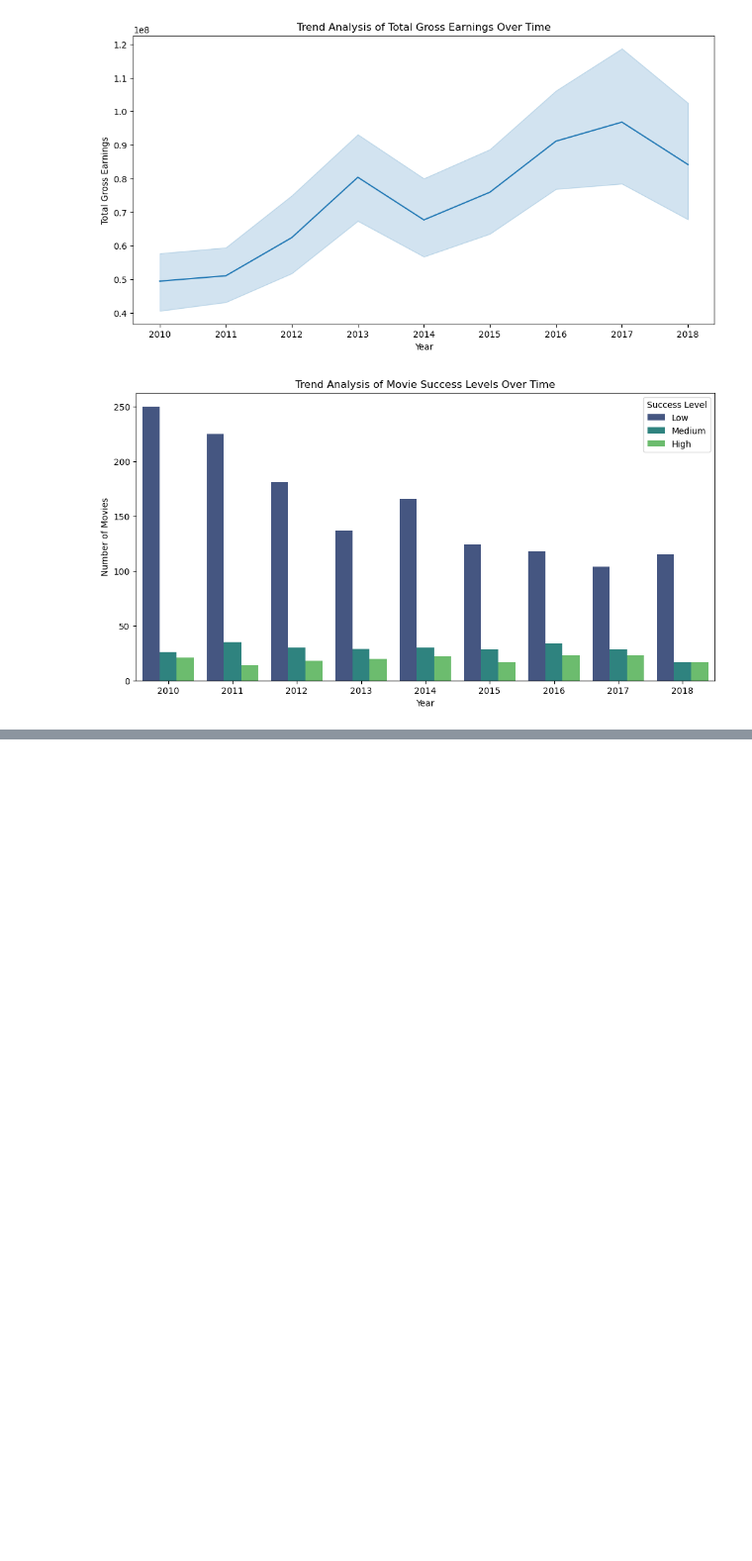
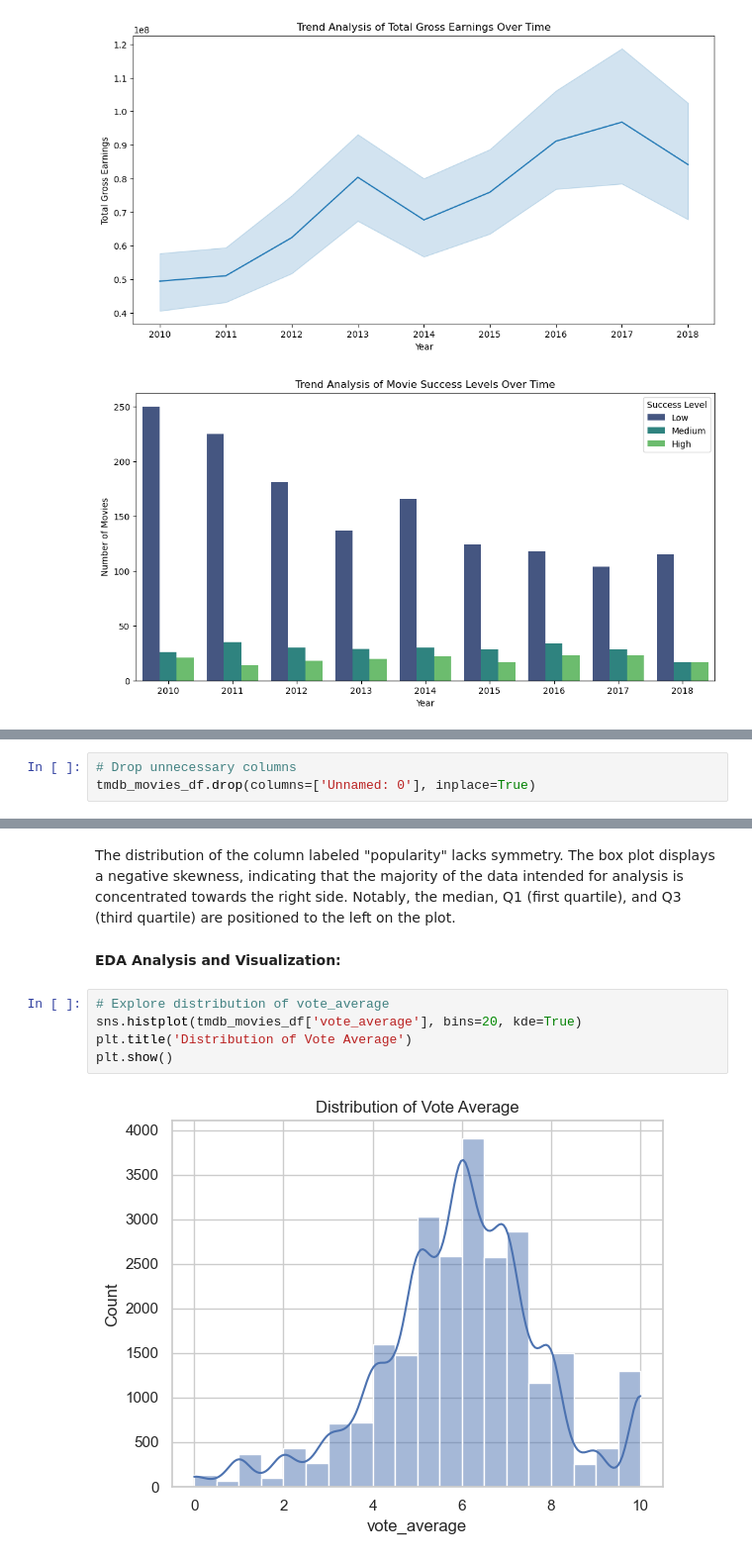
Before and after one commit to Adhiambo254/project_phase1, a Jupyter notebook: index.ipynb, the cells around one changed output, grey strips where cells are left out. Shown: that part at 99% size. Saved outputs shown, nothing was run; the diff lists cells and outputs as text; blank space fills up the shorter version.

```diff
--- a/index.ipynb
+++ b/index.ipynb
@@ -549,0 +687,3 @@ plt.show()
+# %%
+# Drop unnecessary columns
+tmdb_movies_df.drop(columns=['Unnamed: 0'], inplace=True)
@@ -549,0 +795,11 @@ plt.show()
+# %% [markdown]
+The distribution of the column labeled "popularity" lacks symmetry. The box plot displays a negative skewness, indicating that the majority of the data intended for analysis is concentrated towards the right side. Notably, the median, Q1 (first quartile), and Q3 (third quartile) are positioned to the left on the plot.
+# %% [markdown]
+**EDA Analysis and Visualization:**
+# %%
+# Explore distribution of vote_average
+sns.histplot(tmdb_movies_df['vote_average'], bins=20, kde=True)
+plt.title('Distribution of Vote Average')
+plt.show()
+# %% [output]
+[figure, added]
```
Also changed, not shown: parts of 40 cells of this notebook.
